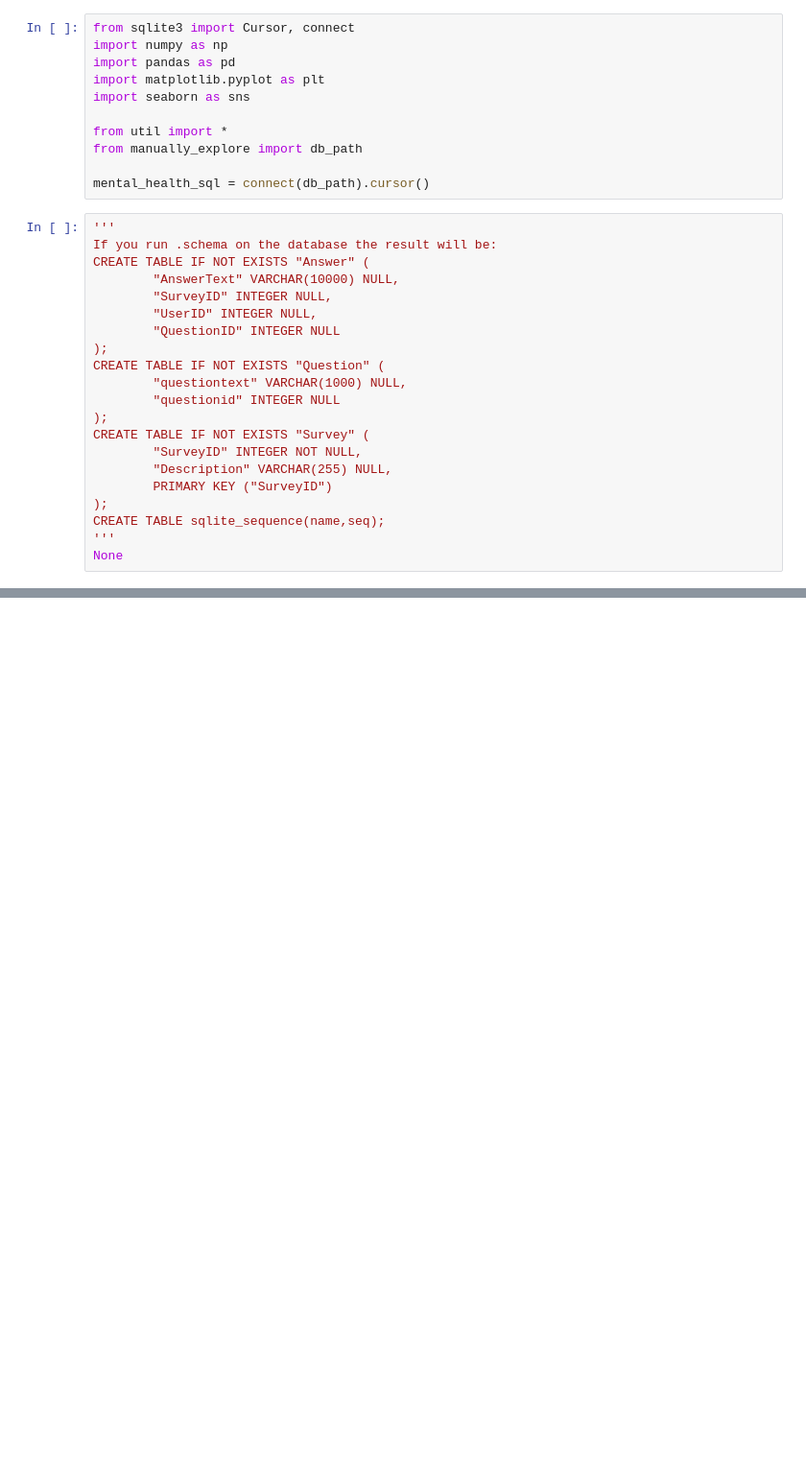
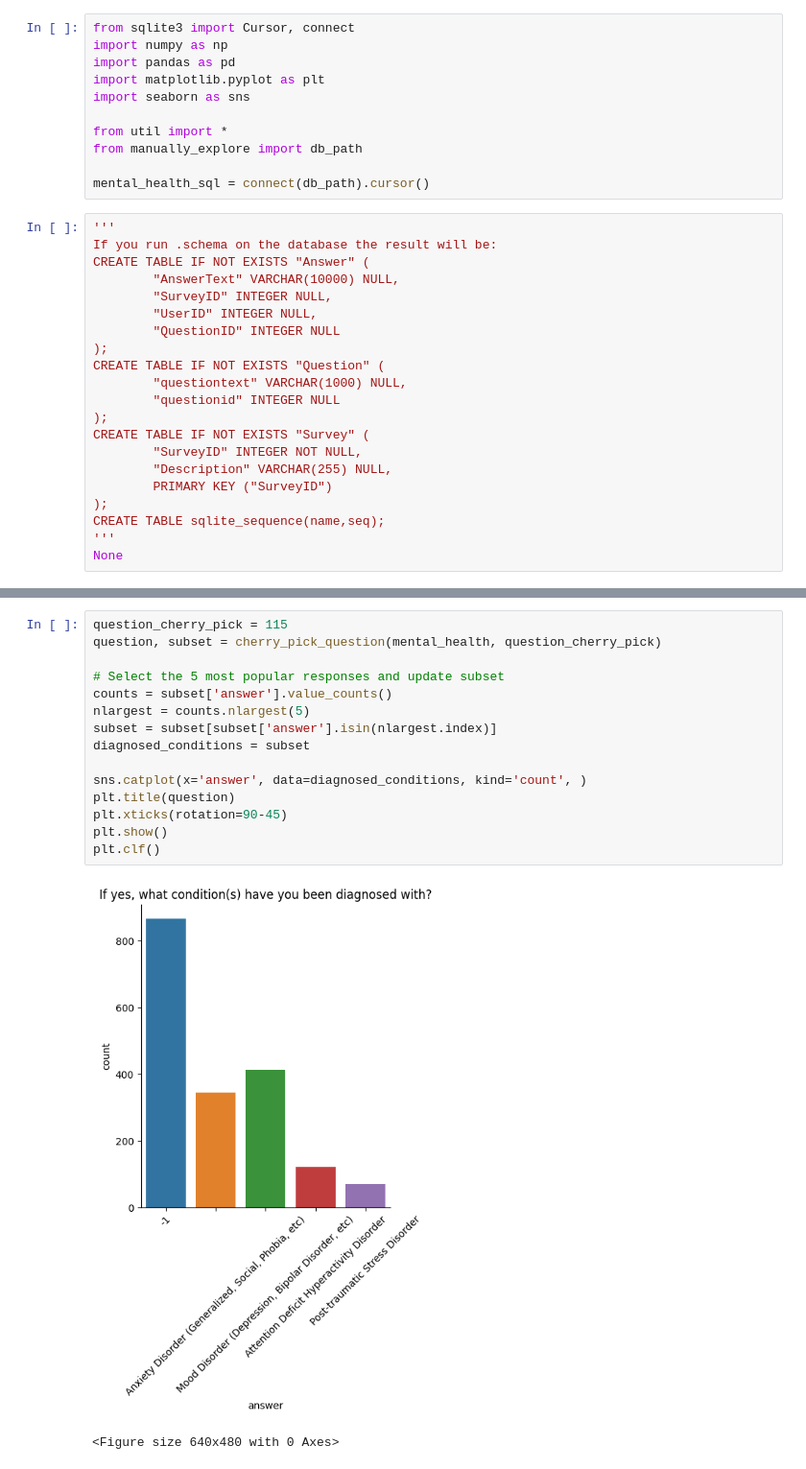
Before and after one commit to GGasset/MentalHealth, a Jupyter notebook: explore.ipynb, the cells around one changed output, grey strips where cells are left out. Shown: that part at 96% size. Drawn from its saved outputs; the diff is of its cells as text; blank space fills up the shorter version.

```diff
--- a/explore.ipynb
+++ b/explore.ipynb
@@ -80,0 +126,18 @@ mental_health.iloc[-5:, :]
+# %%
+question_cherry_pick = 115
+question, subset = cherry_pick_question(mental_health, question_cherry_pick)
+
+# Select the 5 most popular responses and update subset
+counts = subset['answer'].value_counts()
+nlargest = counts.nlargest(5)
+subset = subset[subset['answer'].isin(nlargest.index)]
+diagnosed_conditions = subset
+
+sns.catplot(x='answer', data=diagnosed_conditions, kind='count', )
+plt.title(question)
+plt.xticks(rotation=90-45)
+plt.show()
+plt.clf()
+# %% [output]
+[figure, added]
+<Figure size 640x480 with 0 Axes>
```
Also changed, not shown: parts of 23 cells of this notebook.
